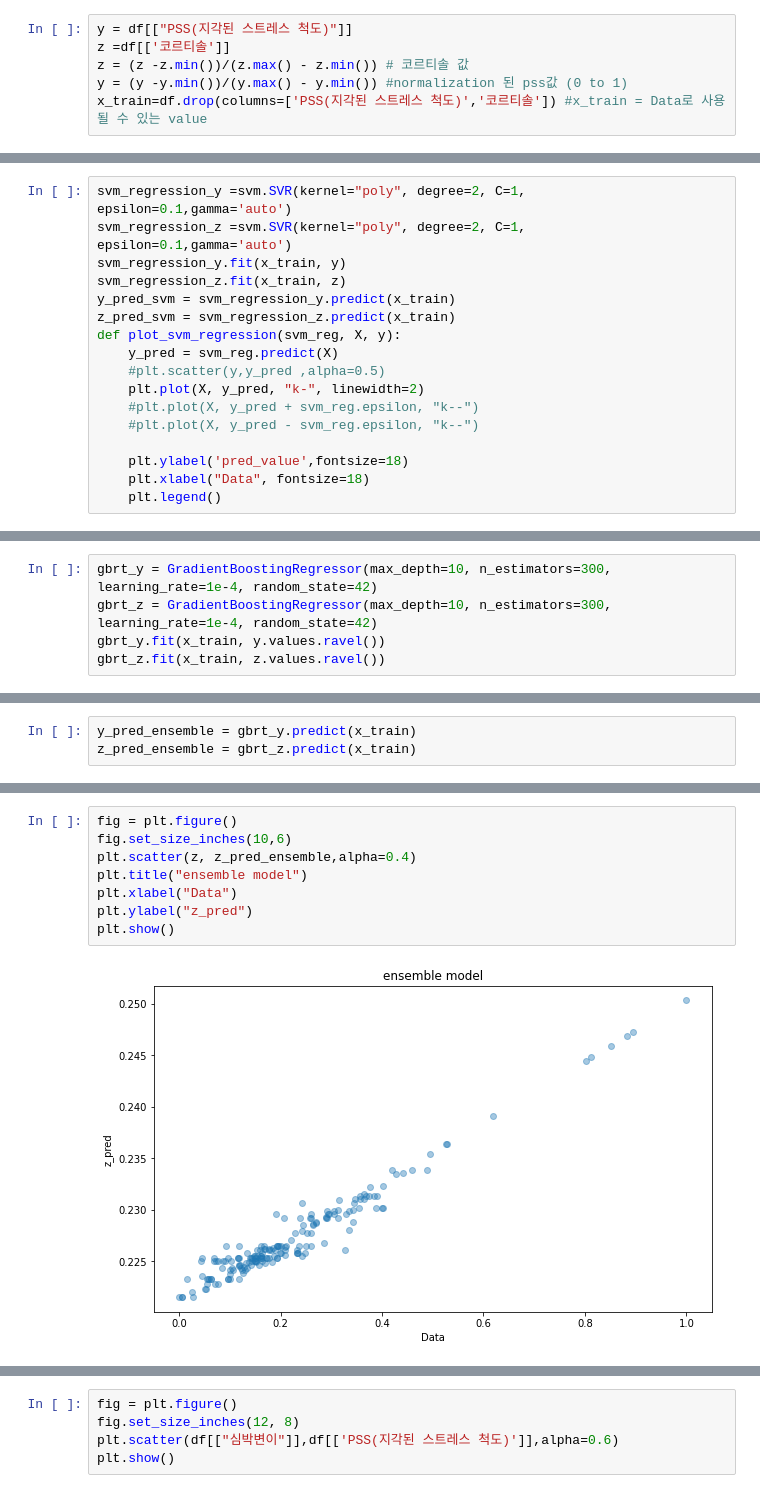
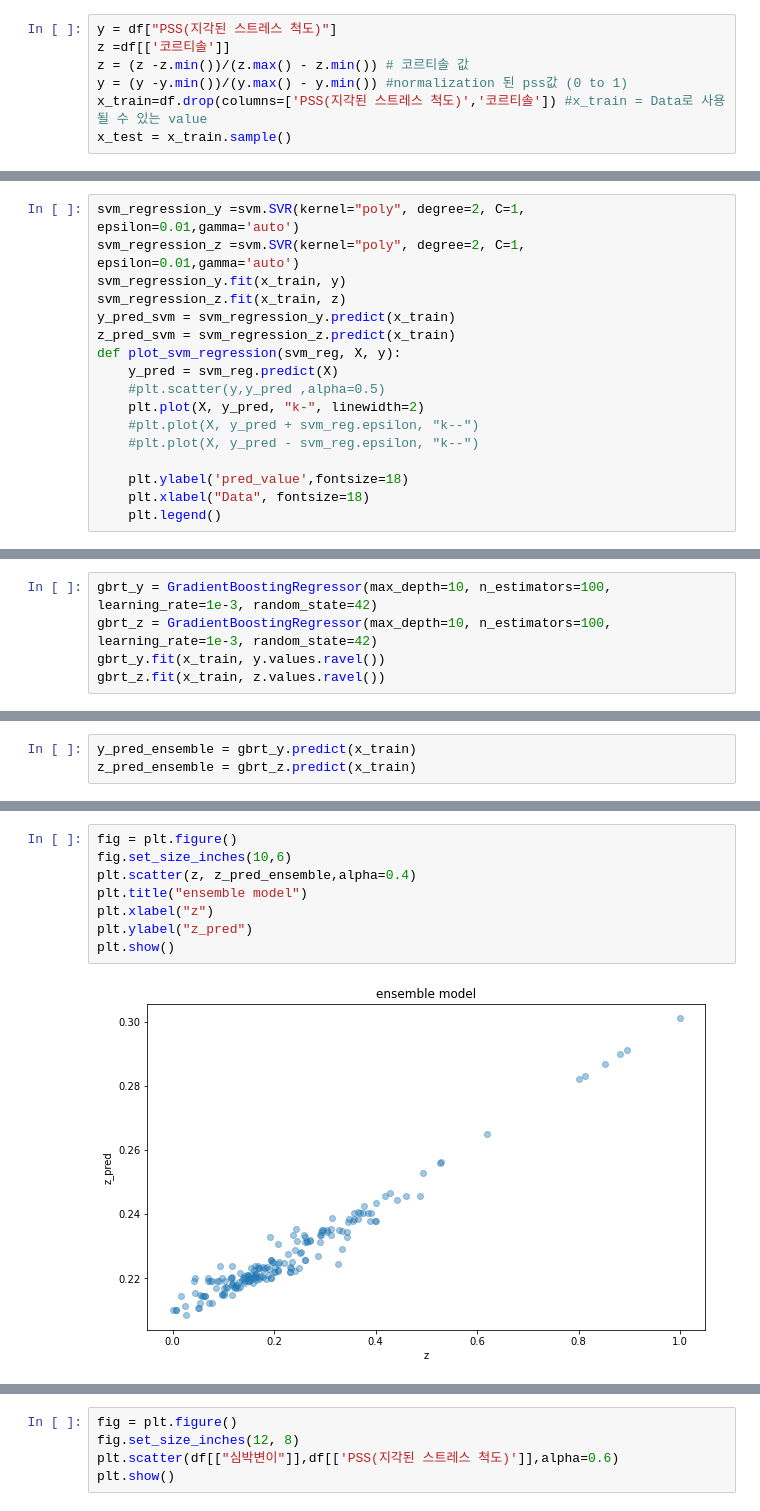
Before and after one commit to hanbuck30/Regression-about-neural-Data, a Jupyter notebook: svm_regre.ipynb, the cells around one changed output, grey strips where cells are left out. Cells and saved outputs as stored; diff of their text form.

```diff
--- a/svm_regre.ipynb
+++ b/svm_regre.ipynb
@@ -59,8 +59,9 @@ Columns: 3805 entries, PSS(지각된 스트레스 척도) to 3_O2_Alpha Peak_w (
 dtypes: float64(3657), int64(148)
 memory usage: 5.2 MB
 # %%
-y = df[["PSS(지각된 스트레스 척도)"]]
+y = df["PSS(지각된 스트레스 척도)"]
 z =df[['코르티솔']]
 z = (z -z.min())/(z.max() - z.min()) # 코르티솔 값
 y = (y -y.min())/(y.max() - y.min()) #normalization 된 pss값 (0 to 1)
 x_train=df.drop(columns=['PSS(지각된 스트레스 척도)','코르티솔']) #x_train = Data로 사용될 수 있는 value
+x_test = x_train.sample()
@@ -99,8 +97,8 @@ y
 # %% [markdown]
 # svm_Regression
 # %%
-svm_regression_y =svm.SVR(kernel="poly", degree=2, C=1, epsilon=0.1,gamma='auto')
-svm_regression_z =svm.SVR(kernel="poly", degree=2, C=1, epsilon=0.1,gamma='auto')
+svm_regression_y =svm.SVR(kernel="poly", degree=2, C=1, epsilon=0.01,gamma='auto')
+svm_regression_z =svm.SVR(kernel="poly", degree=2, C=1, epsilon=0.01,gamma='auto')
 svm_regression_y.fit(x_train, y)
 svm_regression_z.fit(x_train, z)
 y_pred_svm = svm_regression_y.predict(x_train)
@@ -158,8 +156,8 @@ array([ 0.23102237,  0.19142235,  0.29679272,  0.10097116,  0.308404  ,
 # %% [markdown]
 emsemble Regression
 # %%
-gbrt_y = GradientBoostingRegressor(max_depth=10, n_estimators=300, learning_rate=1e-4, random_state=42)
-gbrt_z = GradientBoostingRegressor(max_depth=10, n_estimators=300, learning_rate=1e-4, random_state=42)
+gbrt_y = GradientBoostingRegressor(max_depth=10, n_estimators=100, learning_rate=1e-3, random_state=42)
+gbrt_z = GradientBoostingRegressor(max_depth=10, n_estimators=100, learning_rate=1e-3, random_state=42)
 gbrt_y.fit(x_train, y.values.ravel())
 gbrt_z.fit(x_train, z.values.ravel())
 # %% [output]
@@ -263,10 +260,10 @@ plt.show()
 # %%
 fig = plt.figure()
 fig.set_size_inches(10,6)
 plt.scatter(z, z_pred_ensemble,alpha=0.4)
 plt.title("ensemble model")
-plt.xlabel("Data")
+plt.xlabel("z")
 plt.ylabel("z_pred")
 plt.show()
 # %% [output]
-[figure, old version]
+[figure, new version]
```
Also changed, not shown: parts of 18 cells of this notebook.
